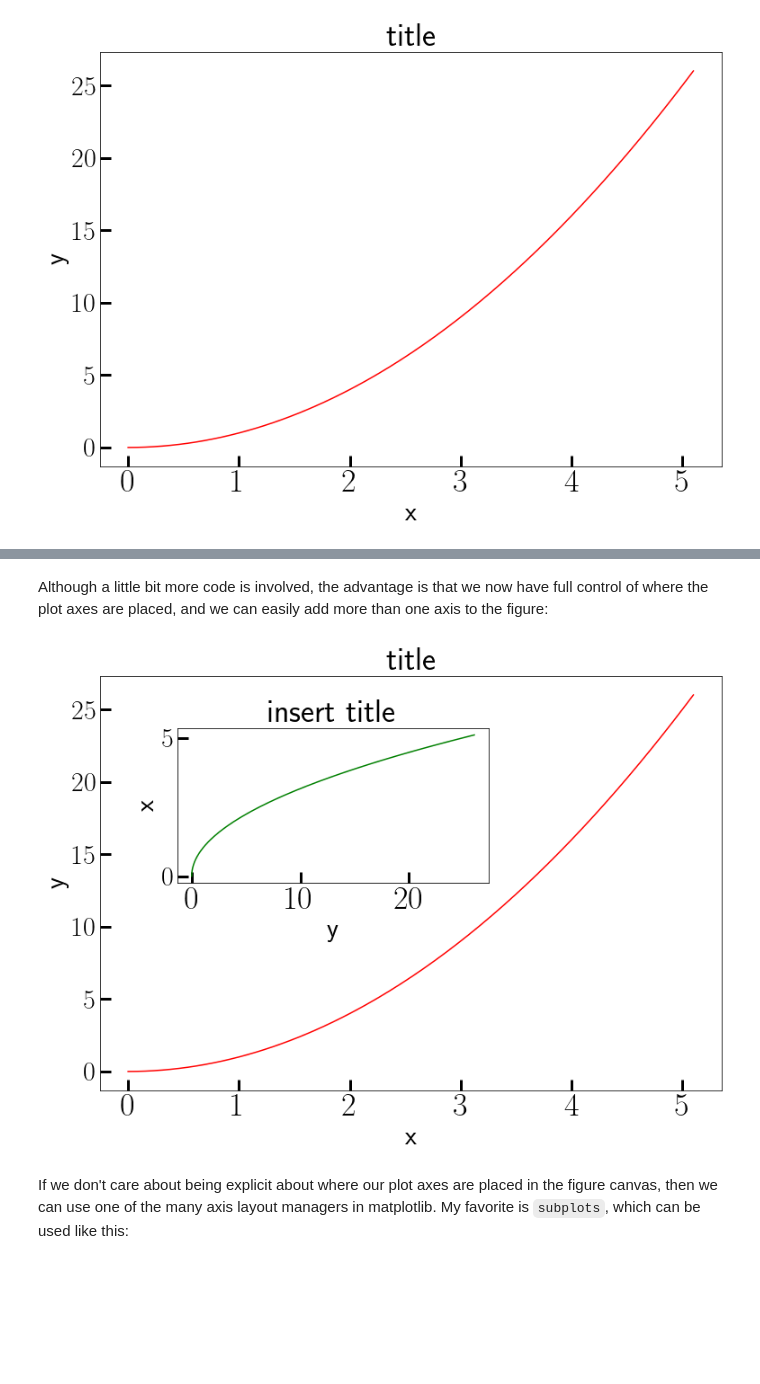
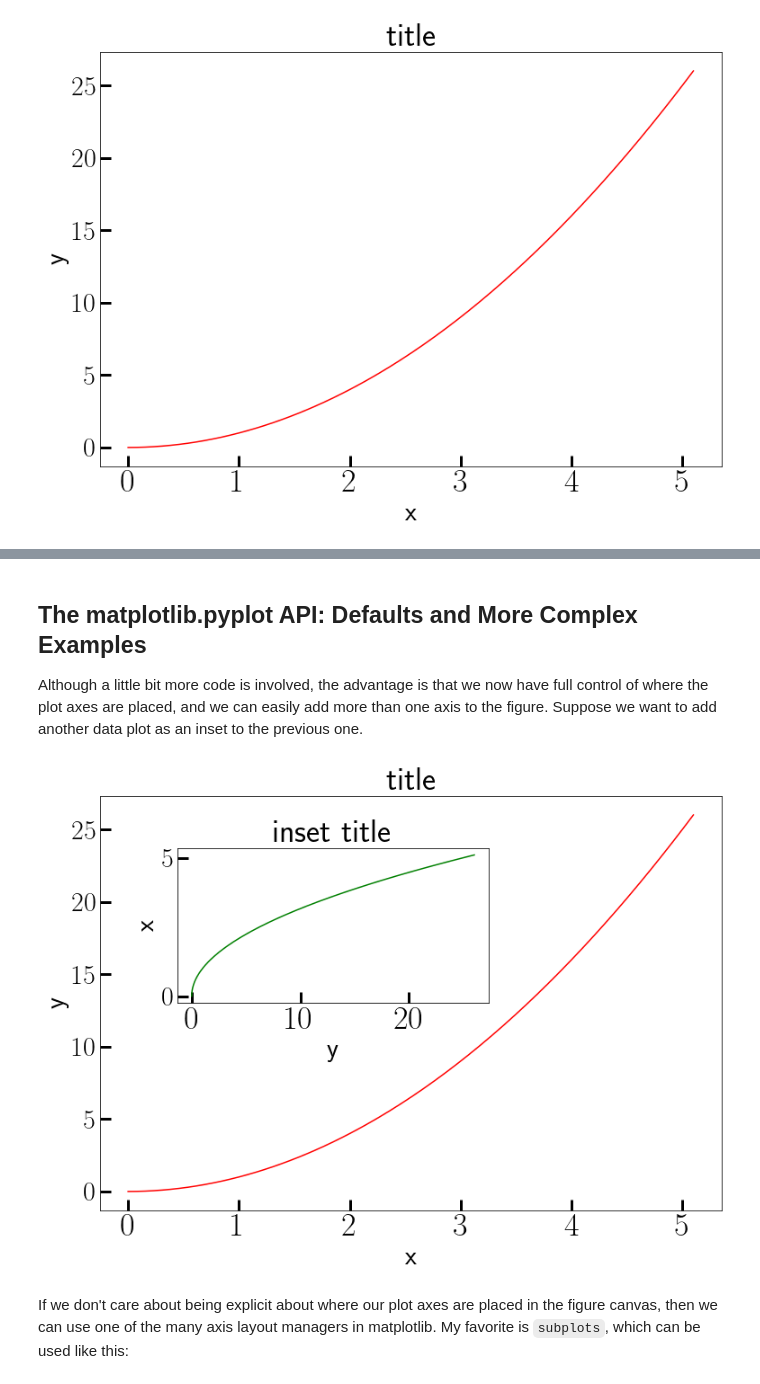
Before and after one commit to hariseldon99/scientific-python-lectures, a Jupyter notebook: Lecture-2-Matplotlib.ipynb, the cells around one changed output, grey strips where cells are left out. Cells and saved outputs as stored; diff of their text form; code cells hidden in the pictures; blank space fills up the shorter version.

```diff
--- a/Lecture-2-Matplotlib.ipynb
+++ b/Lecture-2-Matplotlib.ipynb
@@ -67,25 +131,26 @@ plt.show()
 # %% [markdown]
-Although a little bit more code is involved, the advantage is that we now have full control of where the plot axes are placed, and we can easily add more than one axis to the figure:
+## The matplotlib.pyplot API: Defaults and More Complex Examples
+Although a little bit more code is involved, the advantage is that we now have full control of where the plot axes are placed, and we can easily add more than one axis to the figure. Suppose we want to add another data plot as an inset to the previous one.
 # %%
-fig = plt.figure()
+fig = plt.figure() # Note that this clears any previous canvasses in `plt`
 
-axes1 = fig.add_axes([0.1, 0.1, 0.8, 0.8]) # main axes
-axes2 = fig.add_axes([0.2, 0.5, 0.4, 0.3]) # inset axes
+ax1 = fig.add_axes([0.1, 0.1, 0.8, 0.8]) # main axes
+ax2 = fig.add_axes([0.2, 0.5, 0.4, 0.3]) # inset axes
 
 # main figure
-axes1.plot(x, y, 'r')
-axes1.set_xlabel('x')
-axes1.set_ylabel('y')
-axes1.set_title('title')
+ax1.plot(x, y, 'r')
+ax1.set_xlabel('x')
+ax1.set_ylabel('y')
+ax1.set_title('title')
 
 # insert
-axes2.plot(y, x, 'g')
-axes2.set_xlabel('y')
-axes2.set_ylabel('x')
-axes2.set_title('insert title');
+ax2.plot(y, x, 'g')
+ax2.set_xlabel('y')
+ax2.set_ylabel('x')
+ax2.set_title('inset title');
 plt.show()
 # %% [output]
-[figure, old version]
+[figure, new version]
 # %% [markdown]
 If we don't care about being explicit about where our plot axes are placed in the figure canvas, then we can use one of the many axis layout managers in matplotlib. My favorite is `subplots`, which can be used like this:
 # %%
```
Also changed, not shown: parts of 38 cells of this notebook.
